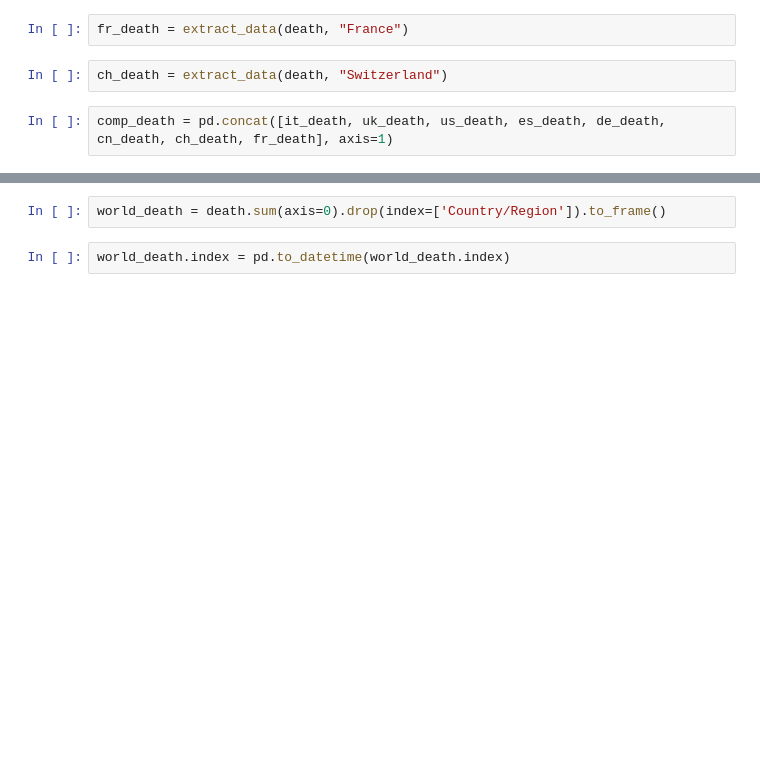
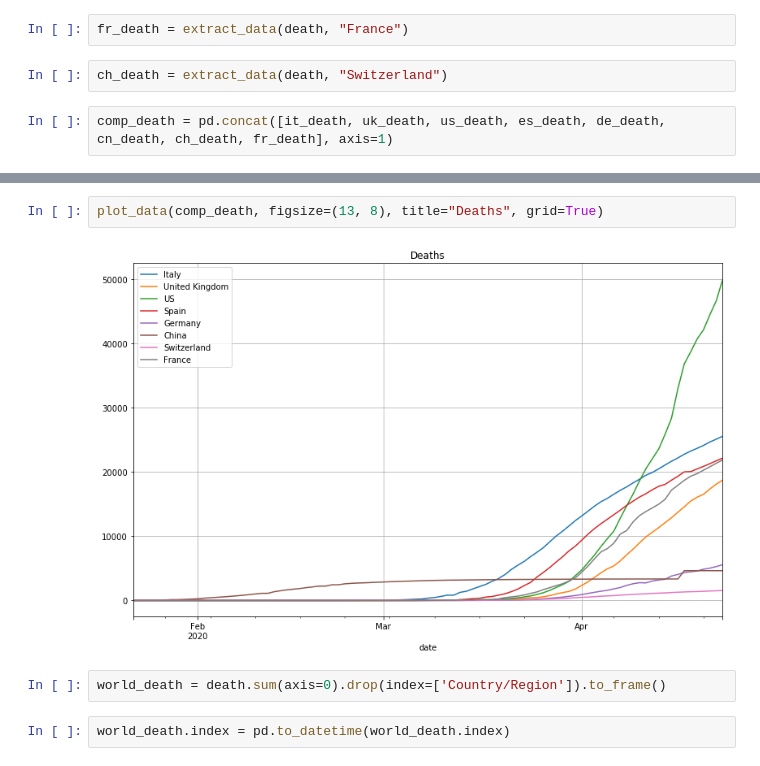
Before and after one commit to jpmieville/COVID-19_data_analyis, a Jupyter notebook: covid19_world.ipynb, the cells around one changed output, grey strips where cells are left out. Cells and saved outputs as stored; diff of their text form; blank space fills up the shorter version.

```diff
--- a/covid19_world.ipynb
+++ b/covid19_world.ipynb
@@ -435,3 +435,7 @@ plot_data(comp_death, logx=True, logy=True, figsize=(13, 8))
+# %%
+plot_data(comp_death, figsize=(13, 8), title="Deaths", grid=True)
+# %% [output]
+[figure, added]
 # %%
 world_death = death.sum(axis=0).drop(index=['Country/Region']).to_frame()
 # %%
```
Also changed, not shown: parts of 55 cells of this notebook, 4 other files.
